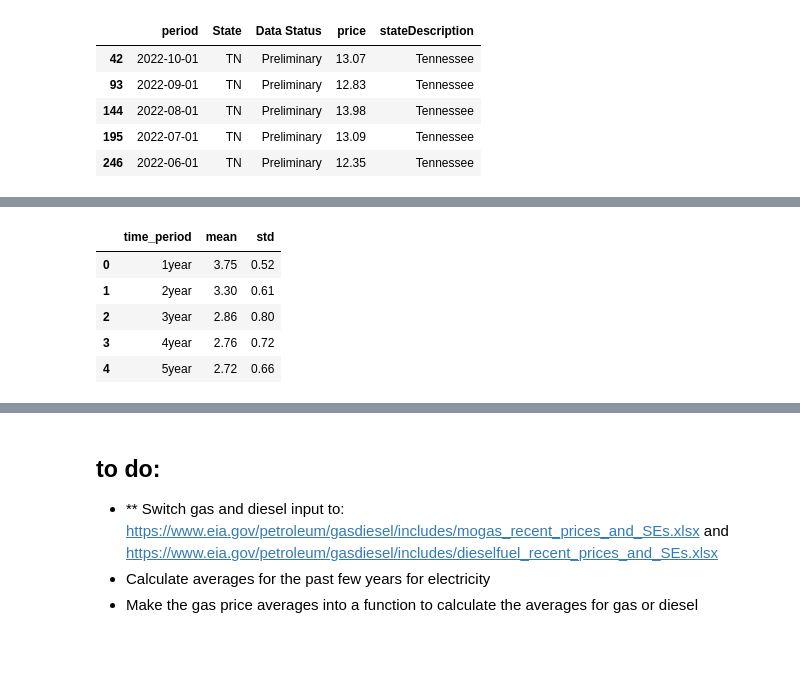
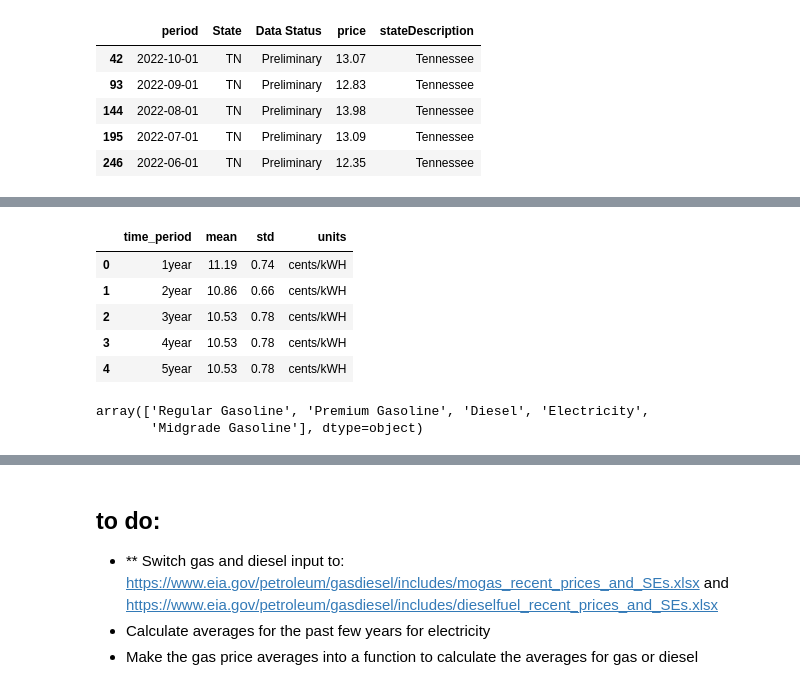
Before and after one commit to richardbradshaw/cars_dash, a Jupyter notebook: Dash_analysis.ipynb, the cells around one changed output, grey strips where cells are left out. Saved outputs shown, nothing was run; the diff lists cells and outputs as text; code cells hidden in the pictures; blank space fills up the shorter version.

```diff
--- a/Dash_analysis.ipynb
+++ b/Dash_analysis.ipynb
@@ -17,3 +13,9 @@ petrol_prices['period'] = pd.to_datetime(petrol_prices['period'])
+# %%
+petrol_prices = pd.read_csv('petrol_prices.csv', index_col=0)
+
+petrol_prices['period'] = pd.to_datetime(petrol_prices['period'])
+
+petrol_prices.rename(columns={'value': 'price'}, inplace=True)
 # %%
 # largest_date = str(list(petrol_prices[(petrol_prices['area-name'] == 'PADD 3') & \
 #                                       (petrol_prices['product-name'] == 'No 2 Diesel')]\
@@ -354,0 +322,5 @@ region_gas_averages = pd.DataFrame({'time_period': ['1year', '2year', '3year', '
+# %%
+cars = cars[cars['fuelType1'] != 'Natural Gas']
+# %%
+test = list(cars['fuelType1'].unique())
+test
@@ -354,0 +333,2 @@ region_gas_averages = pd.DataFrame({'time_period': ['1year', '2year', '3year', '
+# %%
+fuel_type = test[3]
@@ -355,9 +407,14 @@ region_gas_averages = pd.DataFrame({'time_period': ['1year', '2year', '3year', '
 # %%
-region_gas_averages
+region_car_fuel_prices_averages
 # %% [output]
-|  | time_period | mean | std |
-| 0 | 1year | 3.75 | 0.52 |
-| 1 | 2year | 3.30 | 0.61 |
-| 2 | 3year | 2.86 | 0.80 |
-| 3 | 4year | 2.76 | 0.72 |
-| 4 | 5year | 2.72 | 0.66 |
+|  | time_period | mean | std | units |
+| 0 | 1year | 11.19 | 0.74 | cents/kWH |
+| 1 | 2year | 10.86 | 0.66 | cents/kWH |
+| 2 | 3year | 10.53 | 0.78 | cents/kWH |
+| 3 | 4year | 10.53 | 0.78 | cents/kWH |
+| 4 | 5year | 10.53 | 0.78 | cents/kWH |
+# %%
+cars['fuelType1'].unique()
+# %% [output]
+array(['Regular Gasoline', 'Premium Gasoline', 'Diesel', 'Electricity',
+       'Midgrade Gasoline'], dtype=object)
```
Also changed, not shown: parts of 23 cells of this notebook.
